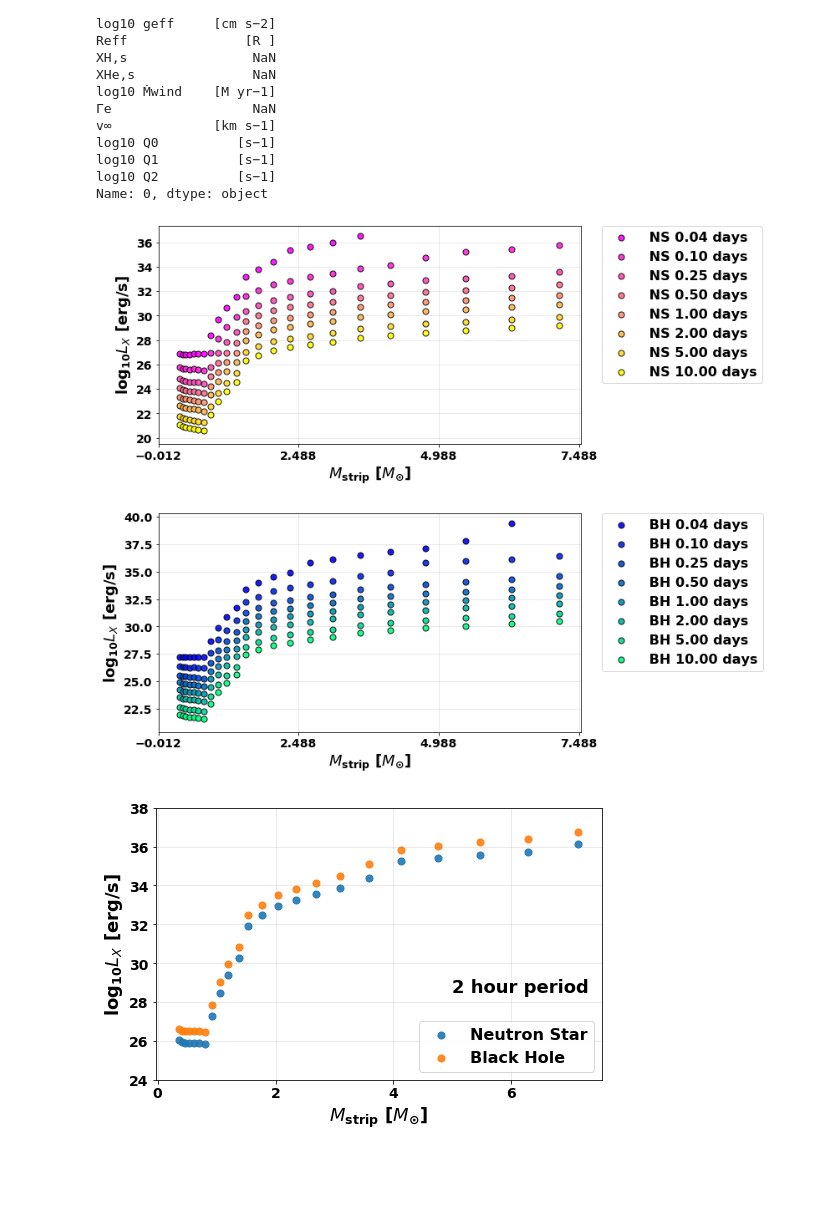
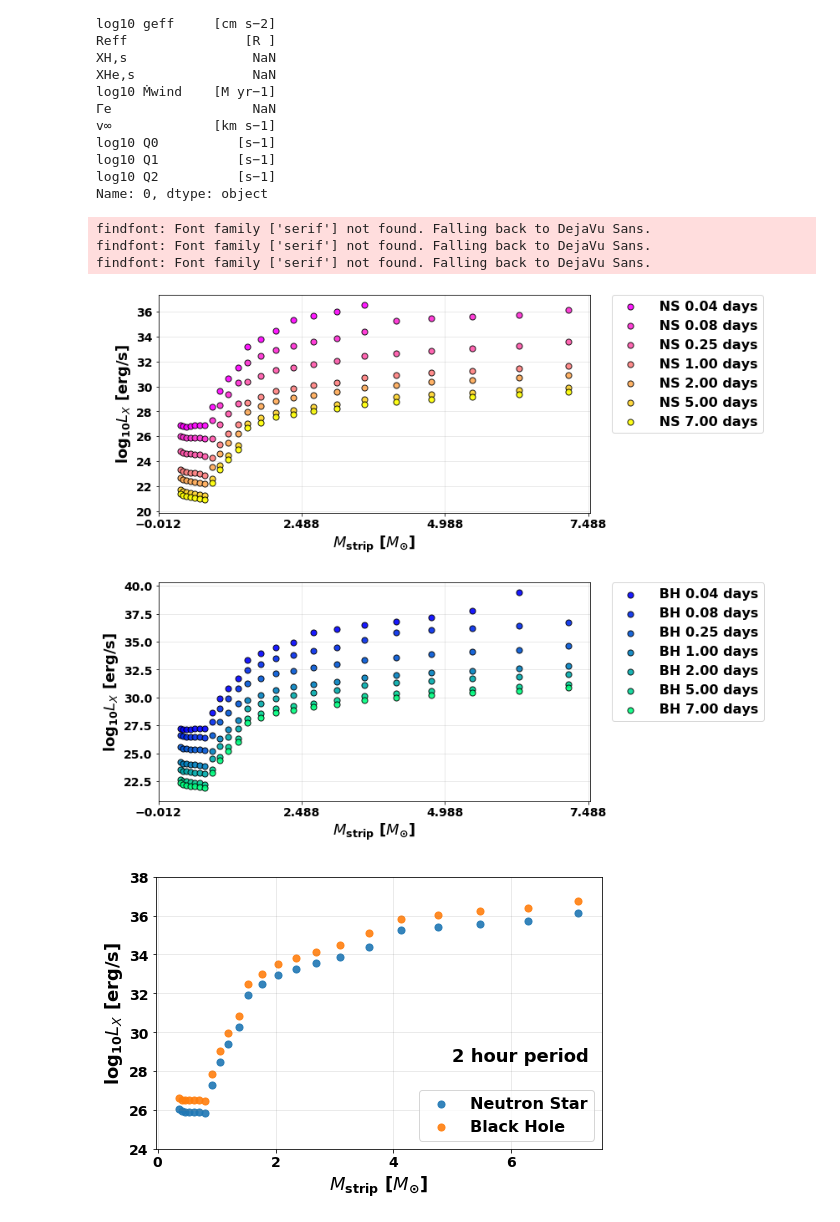
Before and after one commit to AstroLudwig/ChandraXrayBinaries, a Jupyter notebook: Xray/XrayLuminosity.ipynb, the cells around one changed output. Saved outputs shown, nothing was run; the diff lists cells and outputs as text; code cells hidden in the pictures; blank space fills up the shorter version.

```diff
--- a/Xray/XrayLuminosity.ipynb
+++ b/Xray/XrayLuminosity.ipynb
@@ -400,11 +358,15 @@ class xray:
             ]
         return np.piecewise(M_ratio, conds, func_epsilon)
 # %%
+periods = [1/24,2/24,6/24,1,2,5,7]
+
 fig, axes = plt.subplots(2, 1, figsize=(12, 10))
 
 cmap_ns = cm.get_cmap("spring", len(periods))
 
 cmap_bh = cm.get_cmap("winter", len(periods))
+
+
 
 for i, period in enumerate(periods):
 
@@ -426,34 +388,37 @@ for i, period in enumerate(periods):
         edgecolor="black",
     )
 
     axes[1].scatter(
         Xray.M_stripped / const.M_sun,
         np.log10(Xray.black_hole_luminosity.value),
         s=50,
         alpha=0.9,
         label=f" BH {period:0.2f} days",
         c=color_bh,
         edgecolor="black",
     )
 
 
 
 for axis in axes:
     axis.set_xlabel("$M_{\\mathrm{strip}}$ [$M_{\\odot}$]",fontsize=18)
     axis.set_ylabel("$\\log_{10} L_X$ [erg/s]",fontsize=18)
     start, end = axis.get_xlim()
     stepsize = 2.5
     axis.xaxis.set_ticks(np.arange(start, end, stepsize))
     axis.grid(c="gray", alpha=0.2)
     axis.legend(bbox_to_anchor=(1.05, 1), loc="upper left", borderaxespad=0.0, fontsize=16)
 
     axis.tick_params(axis='both', which='major', labelsize=14)
     axis.tick_params(axis='both', which='minor', labelsize=12)
 
 plt.tight_layout()
 plt.savefig("period.png")
 # %% [output]
+findfont: Font family ['serif'] not found. Falling back to DejaVu Sans.
+findfont: Font family ['serif'] not found. Falling back to DejaVu Sans.
+findfont: Font family ['serif'] not found. Falling back to DejaVu Sans.
-[figure, old version]
+[figure, new version]
 # %%
 # For a period of 2 hours
 
```
Also changed, not shown: parts of 5 cells of this notebook, 1 other file.
